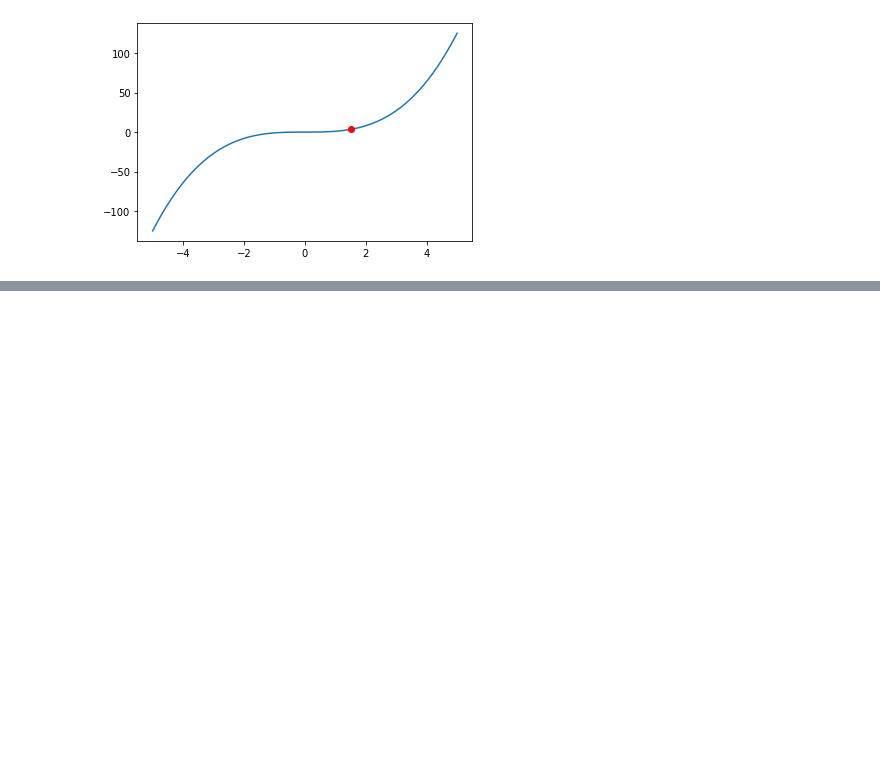
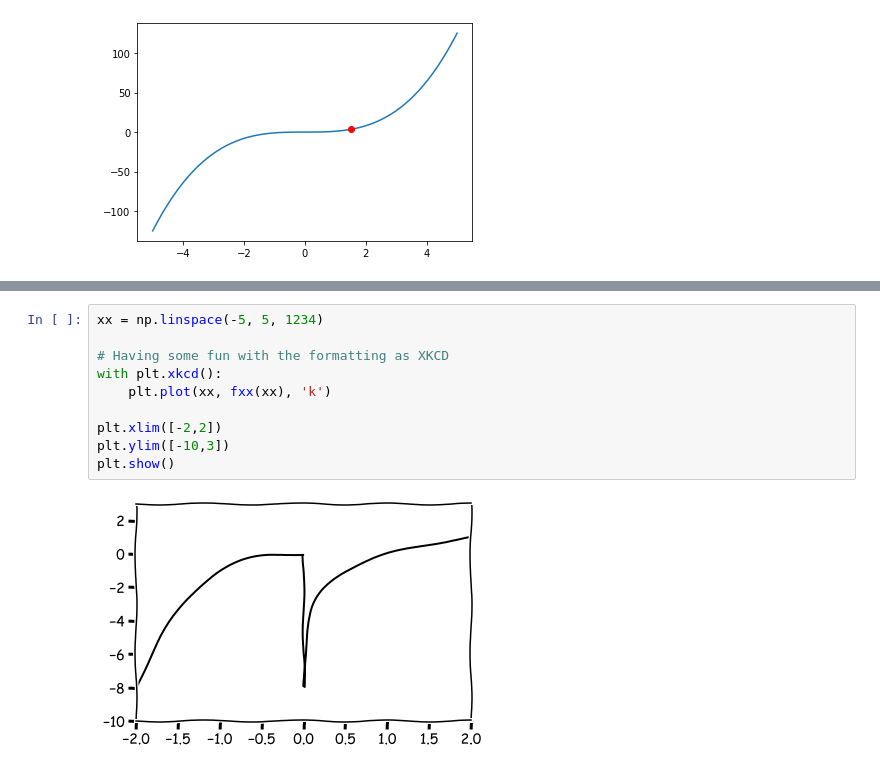
Before and after one commit to sjrusso8/calculus-refresher, a Jupyter notebook: calculus/limits_piecewise_function.ipynb, the cells around one changed output, grey strips where cells are left out. Drawn from its saved outputs; the diff is of its cells as text; blank space fills up the shorter version.

```diff
--- a/calculus/limits_piecewise_function.ipynb
+++ b/calculus/limits_piecewise_function.ipynb
@@ -40,0 +145,12 @@ plt.show()
+# %%
+xx = np.linspace(-5, 5, 1234)
+
+# Having some fun with the formatting as XKCD
+with plt.xkcd():
+    plt.plot(xx, fxx(xx), 'k')
+
+plt.xlim([-2,2])
+plt.ylim([-10,3])
+plt.show()
+# %% [output]
+[figure, added]
```
Also changed, not shown: parts of 14 cells of this notebook.
